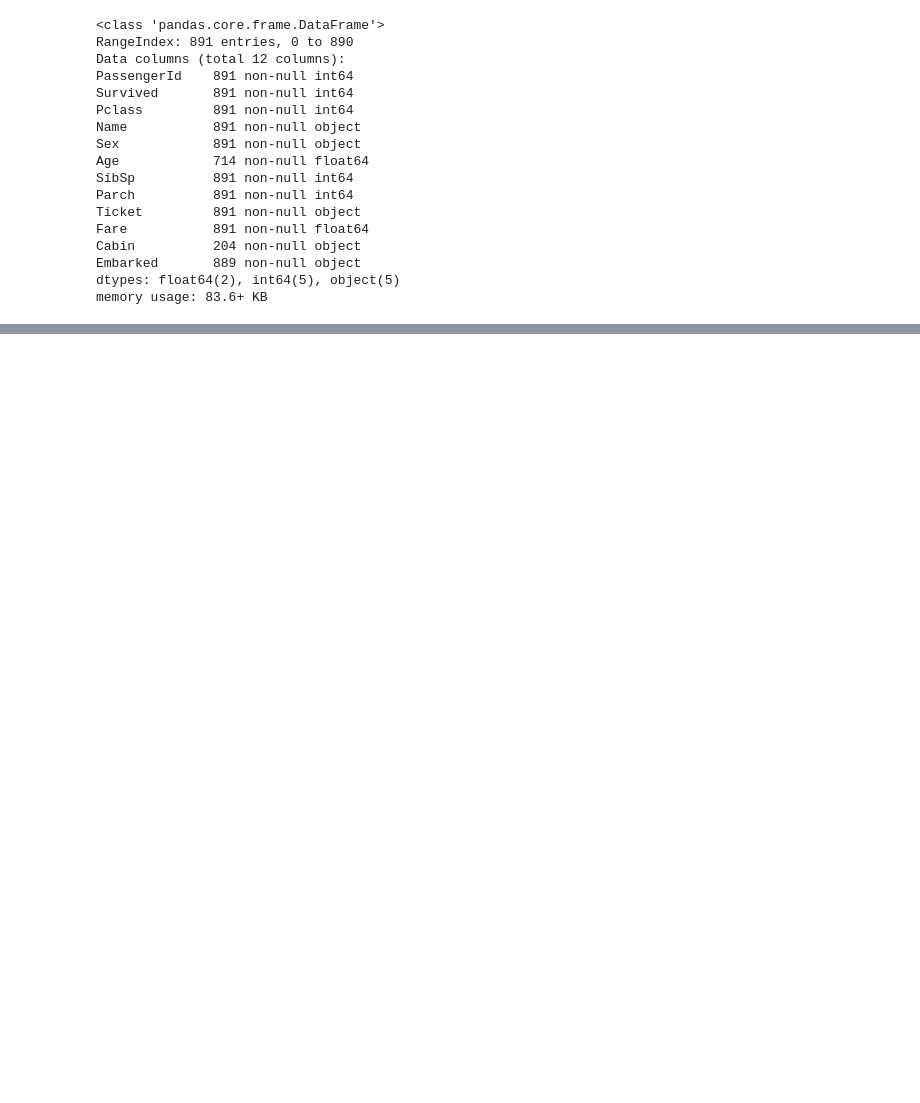
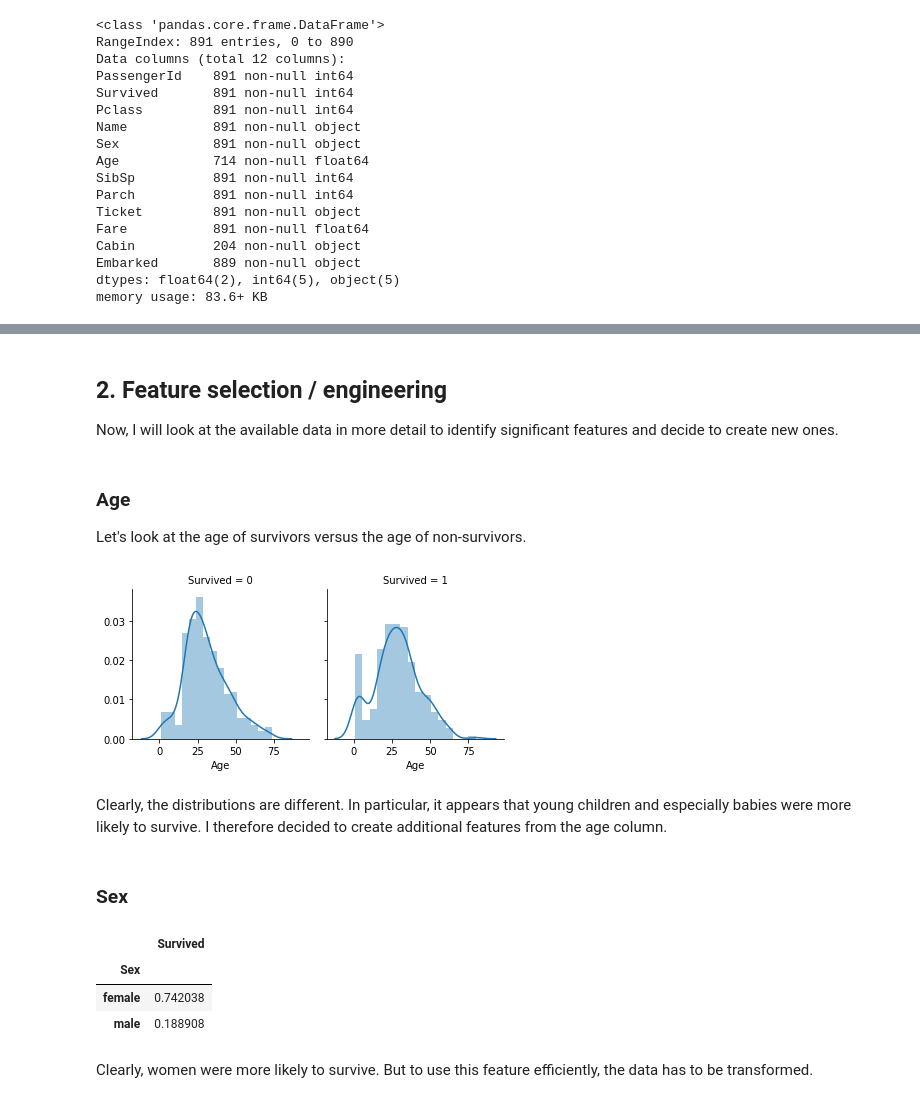
Before and after one commit to SAuroux/ml_practice, a Jupyter notebook: titanic/Titanic_ML.ipynb, the cells around one changed output, grey strips where cells are left out. Saved outputs shown, nothing was run; the diff lists cells and outputs as text; code cells hidden in the pictures; blank space fills up the shorter version.

```diff
--- a/titanic/Titanic_ML.ipynb
+++ b/titanic/Titanic_ML.ipynb
@@ -224,0 +142,15 @@ save_prediction(rf_model, 'rf')
+# %% [markdown]
+## 2. Feature selection / engineering
+
+Now, I will look at the available data in more detail to identify significant features and decide to create new ones.
+# %% [markdown]
+### Age
+
+Let's look at the age of survivors versus the age of non-survivors.
+# %%
+g = sns.FacetGrid(train, col='Survived')
+g = g.map(sns.distplot, 'Age')
+# %% [output]
+[figure, added]
+# %% [markdown]
+Clearly, the distributions are different. In particular, it appears that young children and especially babies were more likely to survive. I therefore decided to create additional features from the age column.
@@ -224,0 +162,11 @@ save_prediction(rf_model, 'rf')
+# %% [markdown]
+### Sex
+# %%
+train[['Sex', 'Survived']].groupby('Sex').mean()
+# %% [output]
+|  | Survived |
+| Sex |  |
+| female | 0.742038 |
+| male | 0.188908 |
+# %% [markdown]
+Clearly, women were more likely to survive. But to use this feature efficiently, the data has to be transformed.
```
Also changed, not shown: parts of 87 cells of this notebook, 5 other files.
